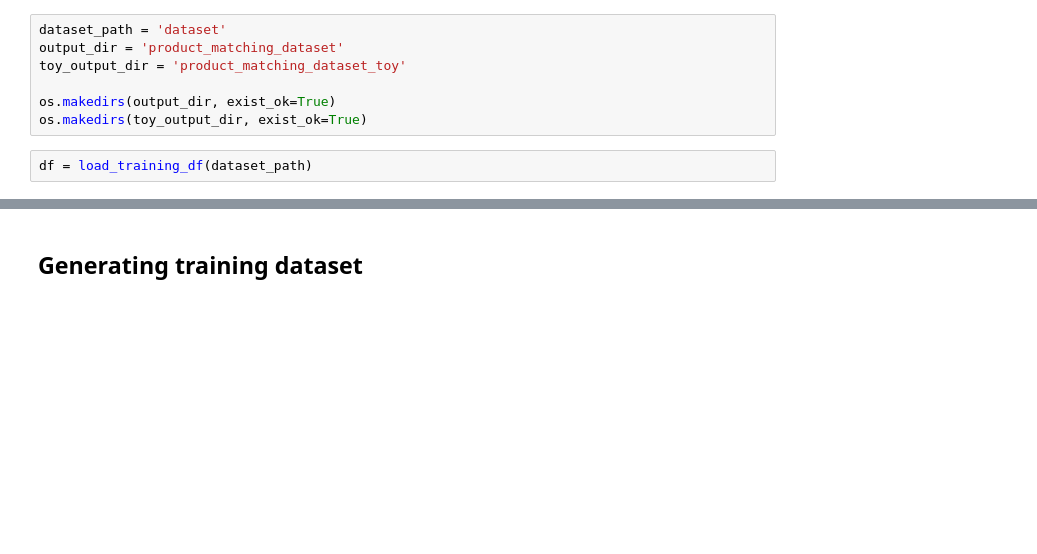
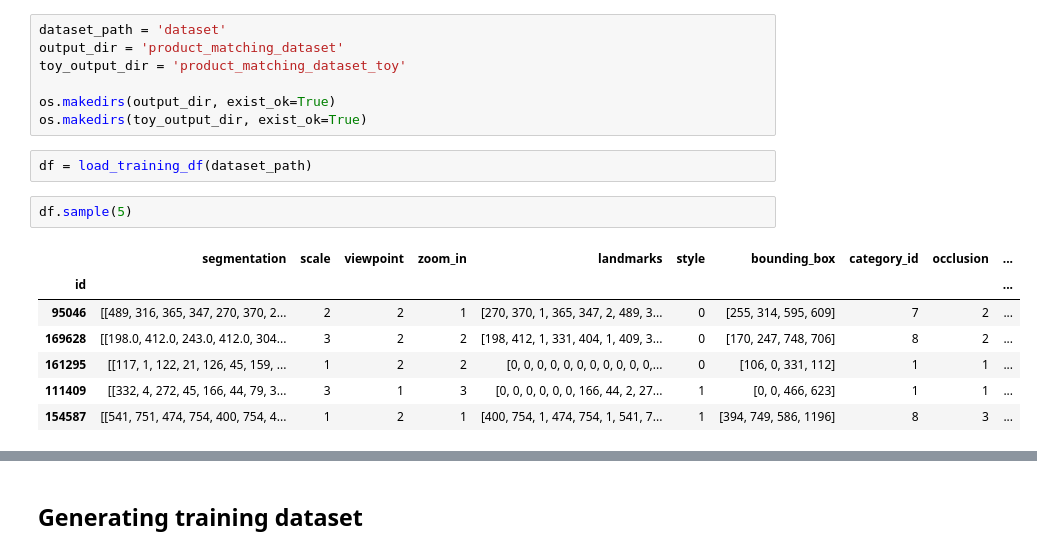
Before and after one commit to DanielMoraDC/pytorch-unet-segmentation, a Jupyter notebook: datasets/product_matching_dataset_generation.ipynb, the cells around one changed output, grey strips where cells are left out. Cells and saved outputs as stored; diff of their text form; blank space fills up the shorter version.

```diff
--- a/datasets/product_matching_dataset_generation.ipynb
+++ b/datasets/product_matching_dataset_generation.ipynb
@@ -31,3 +34,13 @@ os.makedirs(output_dir, exist_ok=True)
 os.makedirs(toy_output_dir, exist_ok=True)
 # %%
 df = load_training_df(dataset_path)
+# %%
+df.sample(5)
+# %% [output]
+|  | segmentation | scale | viewpoint | zoom_in | landmarks | style | bounding_box | category_id | occlusion | ... |
+| id |  |  |  |  |  |  |  |  |  | ... |
+| 95046 | [[489, 316, 365, 347, 270, 370, 2... | 2 | 2 | 1 | [270, 370, 1, 365, 347, 2, 489, 3... | 0 | [255, 314, 595, 609] | 7 | 2 | ... |
+| 169628 | [[198.0, 412.0, 243.0, 412.0, 304... | 3 | 2 | 2 | [198, 412, 1, 331, 404, 1, 409, 3... | 0 | [170, 247, 748, 706] | 8 | 2 | ... |
+| 161295 | [[117, 1, 122, 21, 126, 45, 159, ... | 1 | 2 | 2 | [0, 0, 0, 0, 0, 0, 0, 0, 0, 0, 0,... | 0 | [106, 0, 331, 112] | 1 | 1 | ... |
+| 111409 | [[332, 4, 272, 45, 166, 44, 79, 3... | 3 | 1 | 3 | [0, 0, 0, 0, 0, 0, 166, 44, 2, 27... | 1 | [0, 0, 466, 623] | 1 | 1 | ... |
+| 154587 | [[541, 751, 474, 754, 400, 754, 4... | 1 | 2 | 1 | [400, 754, 1, 474, 754, 1, 541, 7... | 1 | [394, 749, 586, 1196] | 8 | 3 | ... |
```
Also changed, not shown: parts of 18 cells of this notebook, 4 other files.
